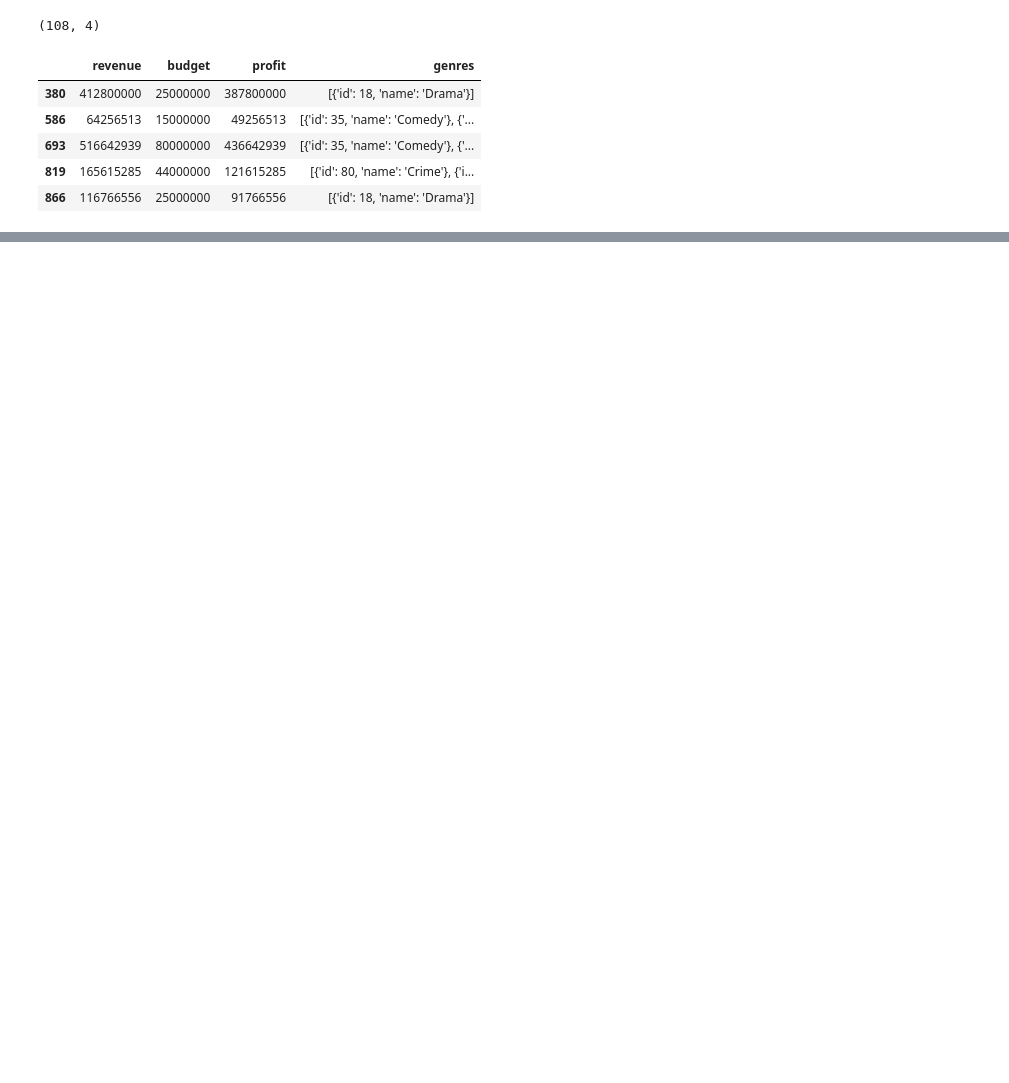
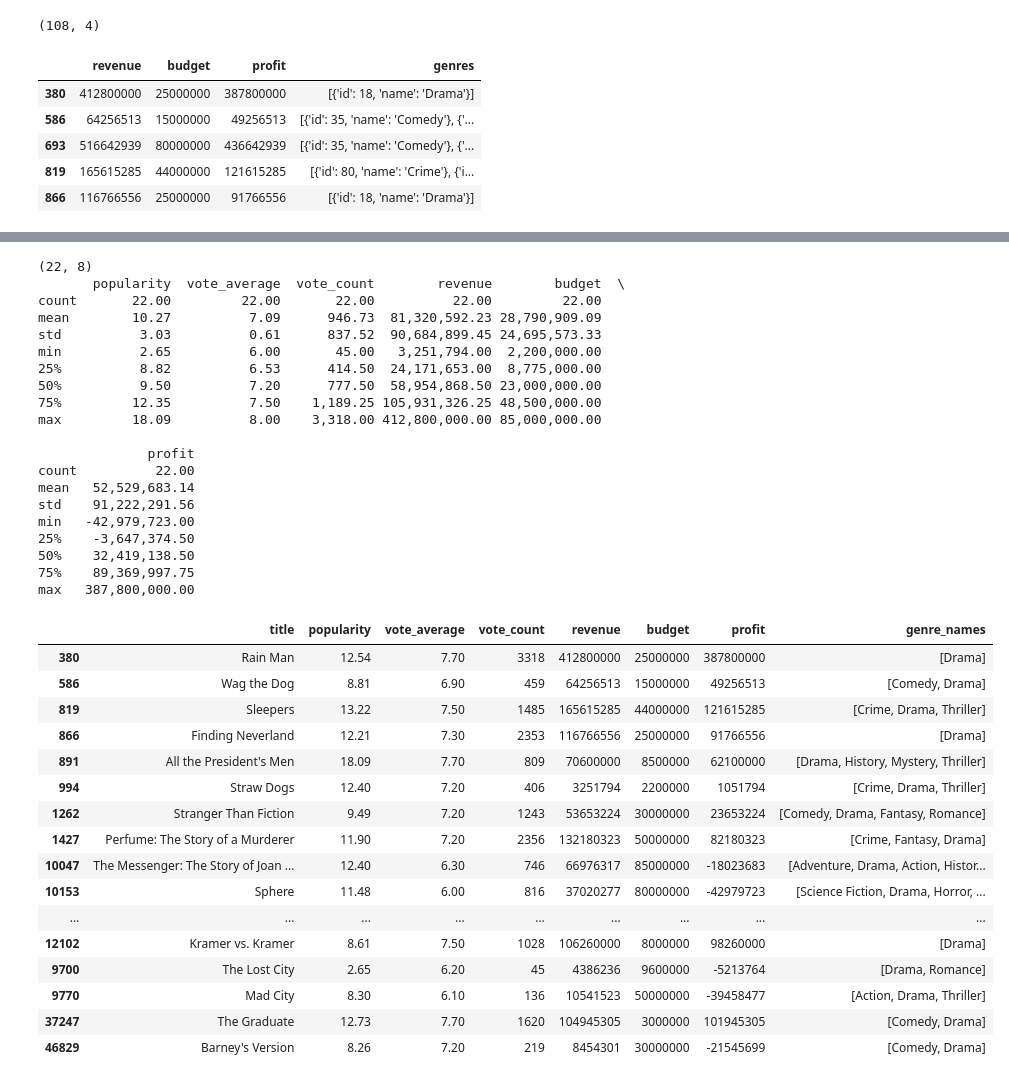
Before and after one commit to faltisco/Choose_Genre, a Jupyter notebook: EDA on TMDB.ipynb, the cells around one changed output, grey strips where cells are left out. Saved outputs shown, nothing was run; the diff lists cells and outputs as text; code cells hidden in the pictures; blank space fills up the shorter version.

```diff
--- a/EDA on TMDB.ipynb
+++ b/EDA on TMDB.ipynb
@@ -366,0 +463,49 @@ good_money_df
+# %%
+def is_drama(cell):
+    #returns True if in, else false (formasking)
+    if 'Drama' in cell:
+        return True
+    return False
+
+drama_mask = good_money_df[good_money_df.genre_names.map(is_drama)]
+print(drama_mask.shape)
+print(drama_mask.describe())
+drama_mask
+# %% [output]
+(22, 8)
+       popularity  vote_average  vote_count        revenue        budget  \
+count       22.00         22.00       22.00          22.00         22.00
+mean        10.27          7.09      946.73  81,320,592.23 28,790,909.09
+std          3.03          0.61      837.52  90,684,899.45 24,695,573.33
+min          2.65          6.00       45.00   3,251,794.00  2,200,000.00
+25%          8.82          6.53      414.50  24,171,653.00  8,775,000.00
+50%          9.50          7.20      777.50  58,954,868.50 23,000,000.00
+75%         12.35          7.50    1,189.25 105,931,326.25 48,500,000.00
+max         18.09          8.00    3,318.00 412,800,000.00 85,000,000.00
+
+              profit
+count          22.00
+mean   52,529,683.14
+std    91,222,291.56
+min   -42,979,723.00
+25%    -3,647,374.50
+50%    32,419,138.50
+75%    89,369,997.75
+max   387,800,000.00
+|  | title | popularity | vote_average | vote_count | revenue | budget | profit | genre_names |
+| 380 | Rain Man | 12.54 | 7.70 | 3318 | 412800000 | 25000000 | 387800000 | [Drama] |
+| 586 | Wag the Dog | 8.81 | 6.90 | 459 | 64256513 | 15000000 | 49256513 | [Comedy, Drama] |
+| 819 | Sleepers | 13.22 | 7.50 | 1485 | 165615285 | 44000000 | 121615285 | [Crime, Drama, Thriller] |
+| 866 | Finding Neverland | 12.21 | 7.30 | 2353 | 116766556 | 25000000 | 91766556 | [Drama] |
+| 891 | All the President's Men | 18.09 | 7.70 | 809 | 70600000 | 8500000 | 62100000 | [Drama, History, Mystery, Thriller] |
+| 994 | Straw Dogs | 12.40 | 7.20 | 406 | 3251794 | 2200000 | 1051794 | [Crime, Drama, Thriller] |
+| 1262 | Stranger Than Fiction | 9.49 | 7.20 | 1243 | 53653224 | 30000000 | 23653224 | [Comedy, Drama, Fantasy, Romance] |
+| 1427 | Perfume: The Story of a Murderer | 11.90 | 7.20 | 2356 | 132180323 | 50000000 | 82180323 | [Crime, Fantasy, Drama] |
+| 10047 | The Messenger: The Story of Joan ... | 12.40 | 6.30 | 746 | 66976317 | 85000000 | -18023683 | [Adventure, Drama, Action, Histor... |
+| 10153 | Sphere | 11.48 | 6.00 | 816 | 37020277 | 80000000 | -42979723 | [Science Fiction, Drama, Horror, ... |
+| ... | ... | ... | ... | ... | ... | ... | ... | ... |
+| 12102 | Kramer vs. Kramer | 8.61 | 7.50 | 1028 | 106260000 | 8000000 | 98260000 | [Drama] |
+| 9700 | The Lost City | 2.65 | 6.20 | 45 | 4386236 | 9600000 | -5213764 | [Drama, Romance] |
+| 9770 | Mad City | 8.30 | 6.10 | 136 | 10541523 | 50000000 | -39458477 | [Action, Drama, Thriller] |
+| 37247 | The Graduate | 12.73 | 7.70 | 1620 | 104945305 | 3000000 | 101945305 | [Comedy, Drama] |
+| 46829 | Barney's Version | 8.26 | 7.20 | 219 | 8454301 | 30000000 | -21545699 | [Comedy, Drama] |
```
Also changed, not shown: parts of 17 cells of this notebook.
